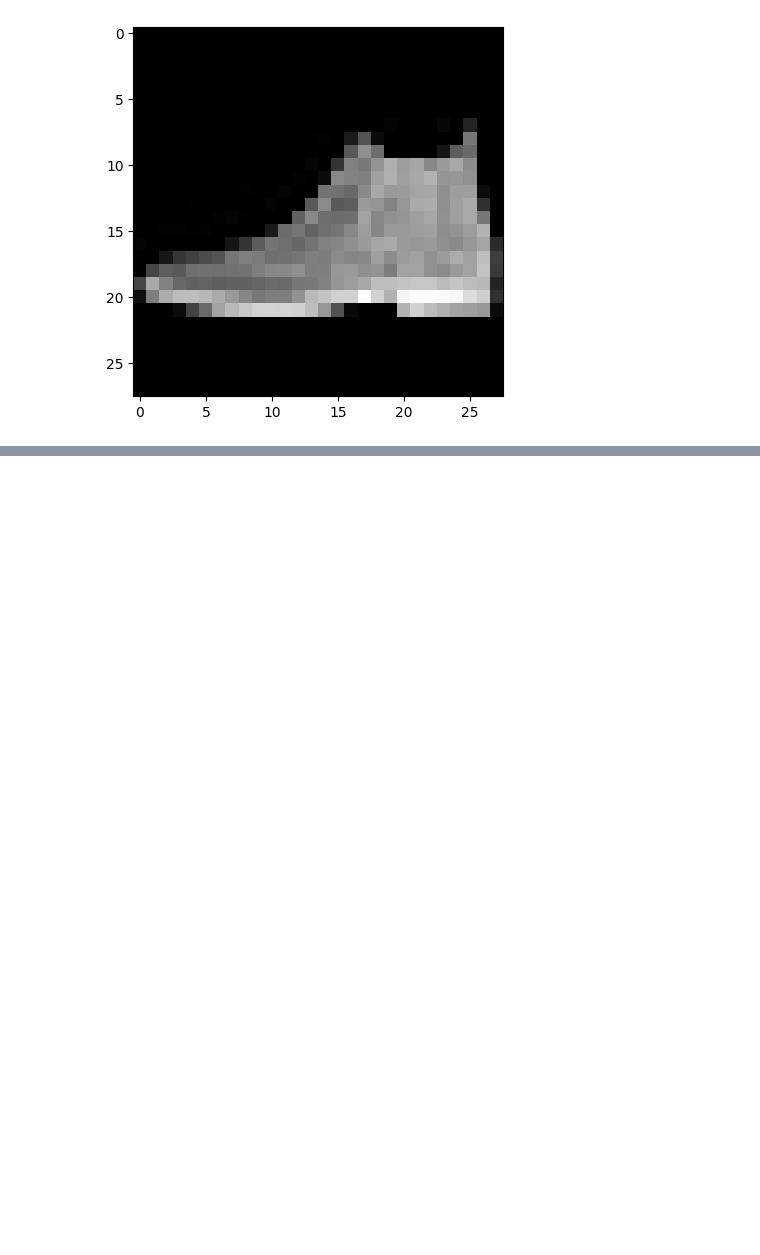
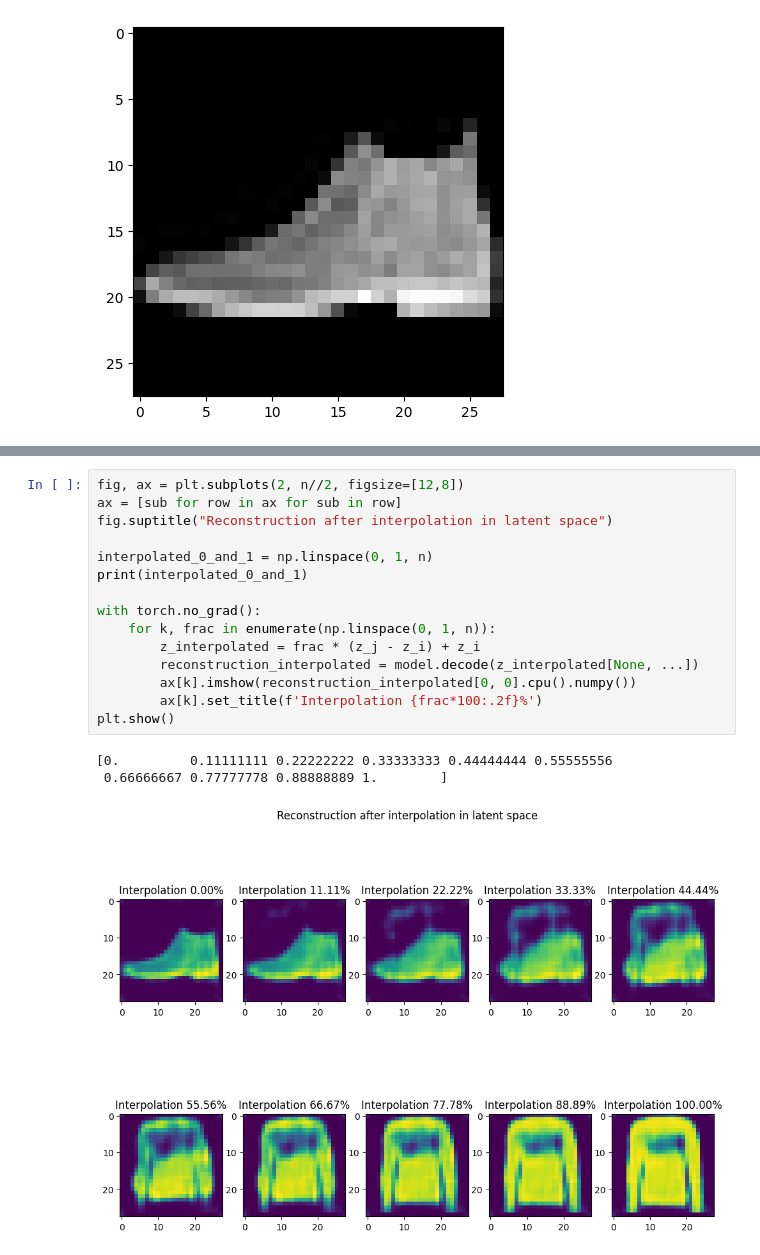
Before and after one commit to Ryoto-Kato/MachineLearning_DeepLearning-fundamentals, a Jupyter notebook: ML-Exercise/Dimensionality_Reduction.ipynb, the cells around one changed output, grey strips where cells are left out. Drawn from its saved outputs; the diff is of its cells as text; blank space fills up the shorter version.

```diff
--- a/ML-Exercise/Dimensionality_Reduction.ipynb
+++ b/ML-Exercise/Dimensionality_Reduction.ipynb
@@ -2061,0 +2114,19 @@ latent_space_visualization(indices, coords_tsne, technique='pca')
+# %%
+fig, ax = plt.subplots(2, n//2, figsize=[12,8])
+ax = [sub for row in ax for sub in row]
+fig.suptitle("Reconstruction after interpolation in latent space")
+
+interpolated_0_and_1 = np.linspace(0, 1, n)
+print(interpolated_0_and_1)
+
+with torch.no_grad():
+    for k, frac in enumerate(np.linspace(0, 1, n)):
+        z_interpolated = frac * (z_j - z_i) + z_i
+        reconstruction_interpolated = model.decode(z_interpolated[None, ...])
+        ax[k].imshow(reconstruction_interpolated[0, 0].cpu().numpy())
+        ax[k].set_title(f'Interpolation {frac*100:.2f}%')
+plt.show()
+# %% [output]
+[0.         0.11111111 0.22222222 0.33333333 0.44444444 0.55555556
+ 0.66666667 0.77777778 0.88888889 1.        ]
+[figure, added]
```
Also changed, not shown: parts of 23 cells of this notebook.
